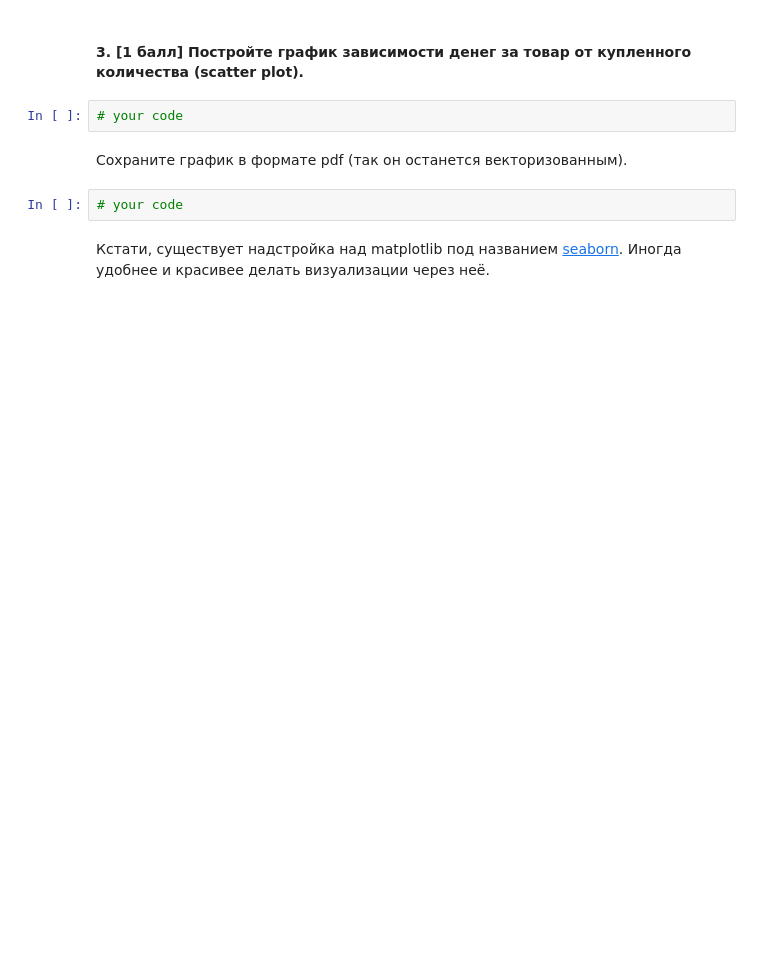
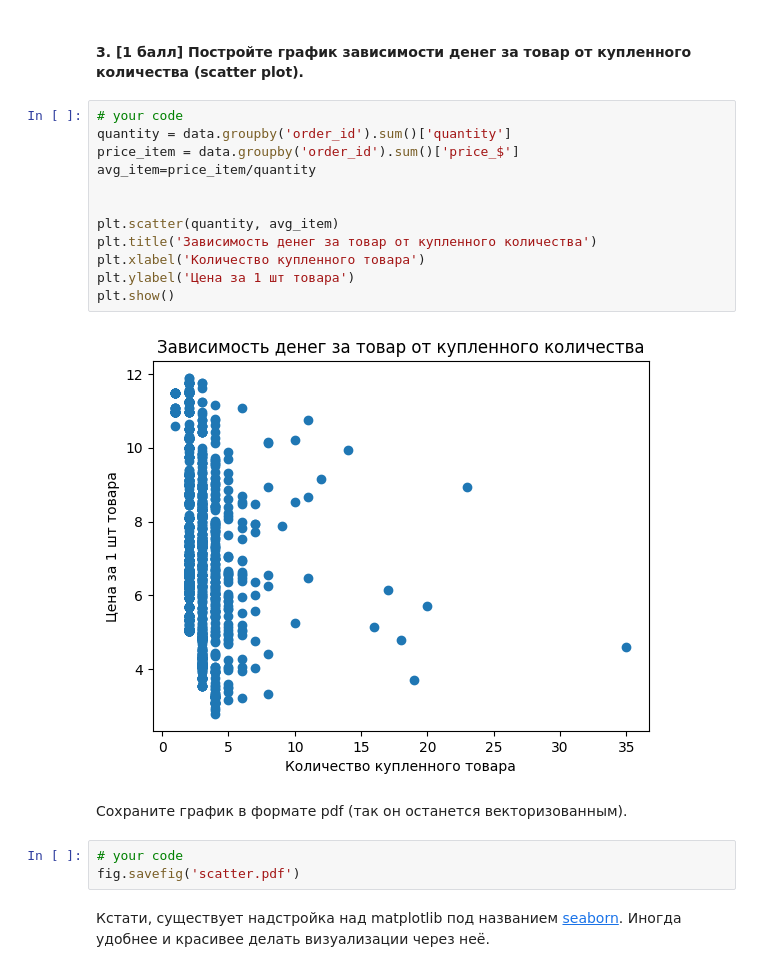
Before and after one commit to Vexrina/datamining_labs, a Jupyter notebook: hw1_part2.ipynb, the cells around one changed output. Saved outputs shown, nothing was run; the diff lists cells and outputs as text; blank space fills up the shorter version.

```diff
--- a/hw1_part2.ipynb
+++ b/hw1_part2.ipynb
@@ -239,10 +380,23 @@ NameError: name 'df' is not defined
 # %% [markdown]
 #### 3. [1 балл] Постройте график зависимости денег за товар от купленного количества (scatter plot).
-# %%
-# your code
+# %%
+# your code
+quantity = data.groupby('order_id').sum()['quantity']
+price_item = data.groupby('order_id').sum()['price_$']
+avg_item=price_item/quantity
+
+
+plt.scatter(quantity, avg_item)
+plt.title('Зависимость денег за товар от купленного количества')
+plt.xlabel('Количество купленного товара')
+plt.ylabel('Цена за 1 шт товара')
+plt.show()
+# %% [output]
+[figure, added]
 # %% [markdown]
 Сохраните график в формате pdf (так он останется векторизованным).
 # %%
 # your code
+fig.savefig('scatter.pdf')
 # %% [markdown]
 Кстати, существует надстройка над matplotlib под названием [seaborn](https://jakevdp.github.io/PythonDataScienceHandbook/04.14-visualization-with-seaborn.html). Иногда удобнее и красивее делать визуализации через неё.
```
Also changed, not shown: parts of 27 cells of this notebook, 3 other files.
